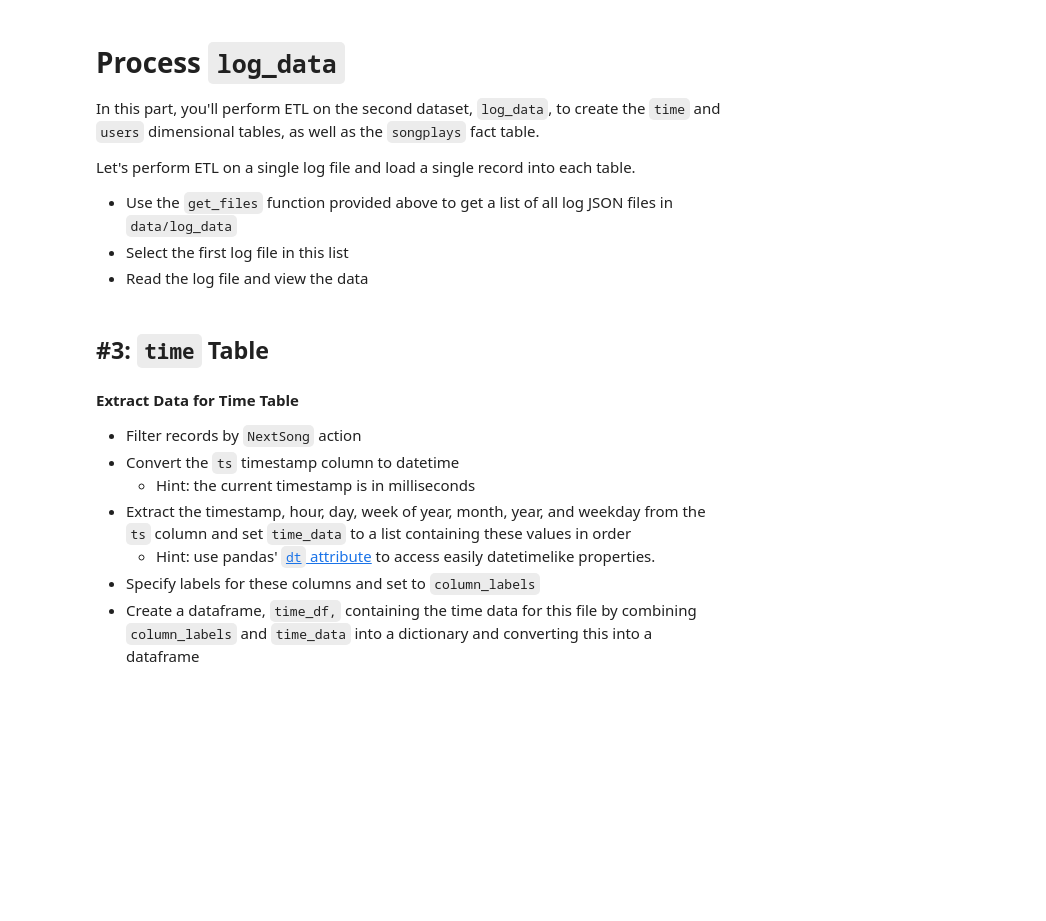
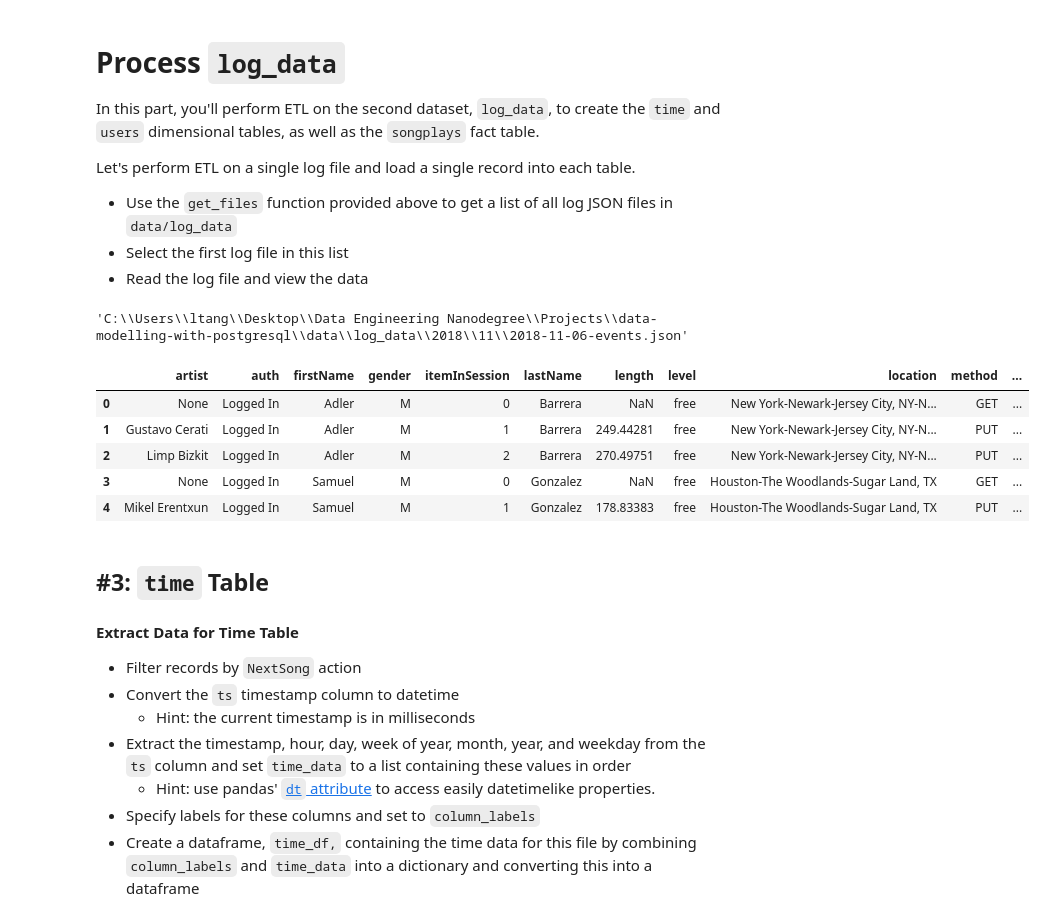
Before and after one commit to lilianatang/data-modelling-with-postgresql, a Jupyter notebook: etl.ipynb, the cells around one changed output. Saved outputs shown, nothing was run; the diff lists cells and outputs as text; code cells hidden in the pictures; blank space fills up the shorter version.

```diff
--- a/etl.ipynb
+++ b/etl.ipynb
@@ -85,6 +101,18 @@ filepath =
+# %%
+filepath = log_files[5]
+filepath
+# %% [output]
+'C:\\Users\\ltang\\Desktop\\Data Engineering Nanodegree\\Projects\\data-modelling-with-postgresql\\data\\log_data\\2018\\11\\2018-11-06-events.json'
 # %%
-df =
+df = pd.read_json(filepath, lines=True)
 df.head()
+# %% [output]
+|  | artist | auth | firstName | gender | itemInSession | lastName | length | level | location | method | ... |
+| 0 | None | Logged In | Adler | M | 0 | Barrera | NaN | free | New York-Newark-Jersey City, NY-N... | GET | ... |
+| 1 | Gustavo Cerati | Logged In | Adler | M | 1 | Barrera | 249.44281 | free | New York-Newark-Jersey City, NY-N... | PUT | ... |
+| 2 | Limp Bizkit | Logged In | Adler | M | 2 | Barrera | 270.49751 | free | New York-Newark-Jersey City, NY-N... | PUT | ... |
+| 3 | None | Logged In | Samuel | M | 0 | Gonzalez | NaN | free | Houston-The Woodlands-Sugar Land, TX | GET | ... |
+| 4 | Mikel Erentxun | Logged In | Samuel | M | 1 | Gonzalez | 178.83383 | free | Houston-The Woodlands-Sugar Land, TX | PUT | ... |
 # %% [markdown]
 ## #3: `time` Table
 #### Extract Data for Time Table
```
Also changed, not shown: parts of 23 cells of this notebook, 3 other files.
